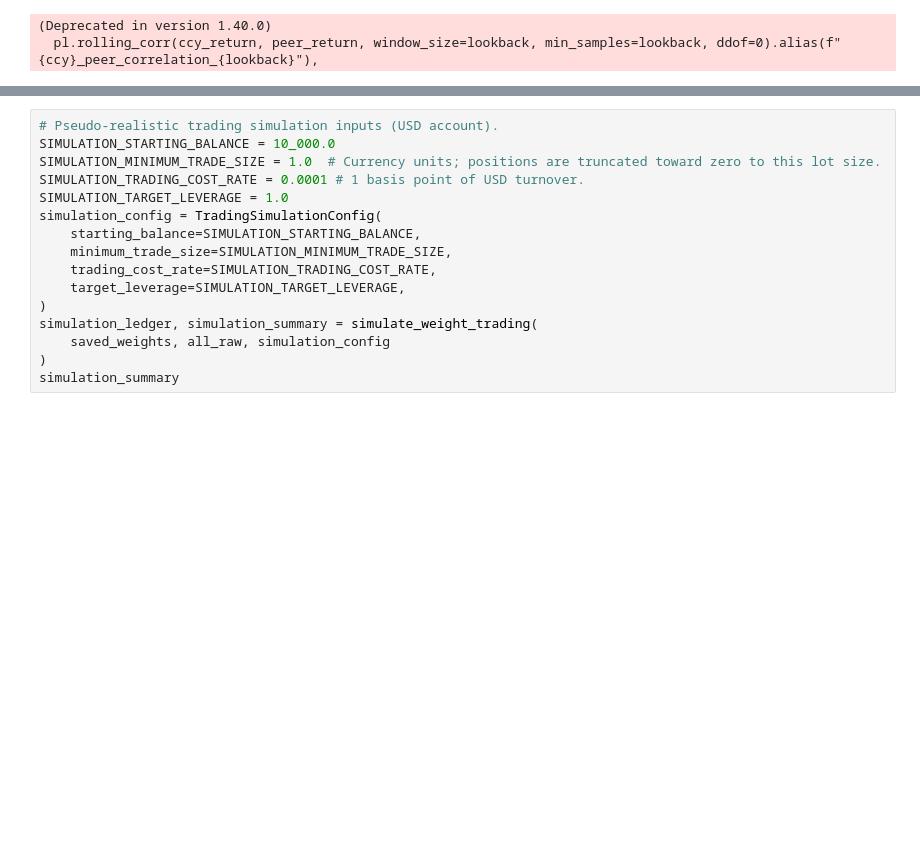
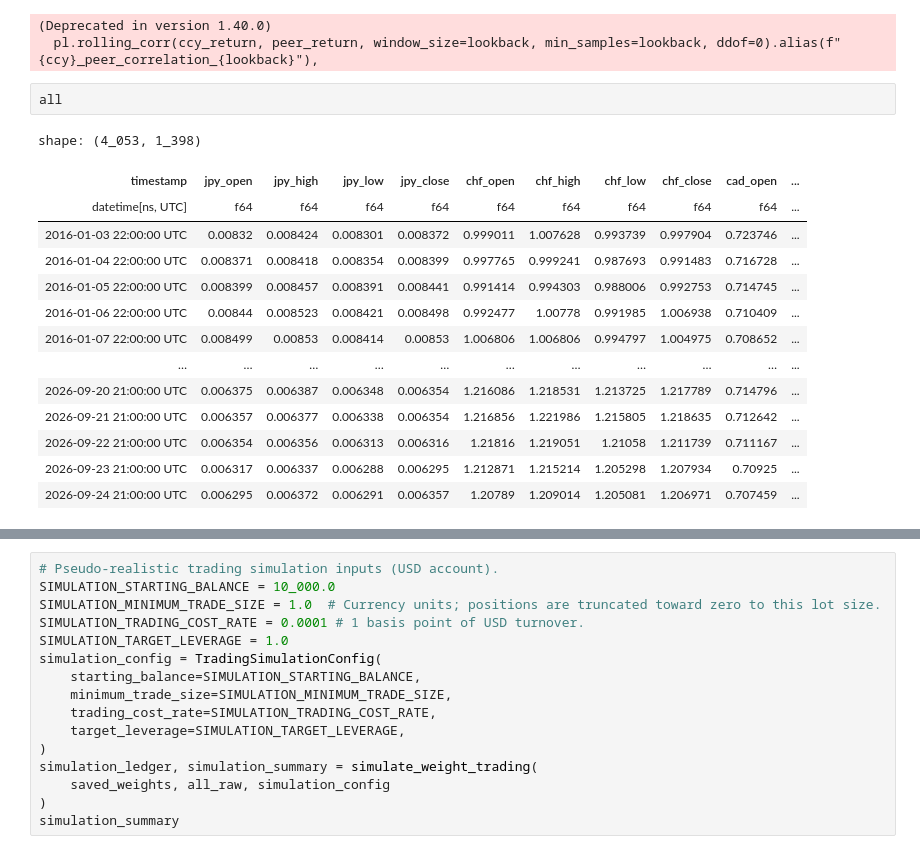
Before and after one commit to RobertHotchkiss/yet_another_machine_learning_repo, a Jupyter notebook: src/notebooks/multi_asset_trading.ipynb, the cells around one changed output, grey strips where cells are left out. Saved outputs shown, nothing was run; the diff lists cells and outputs as text; blank space fills up the shorter version.

```diff
--- a/src/notebooks/multi_asset_trading.ipynb
+++ b/src/notebooks/multi_asset_trading.ipynb
@@ -880,6 +1025,23 @@ all = add_model_features(all_raw, MODEL_LOOKBACKS)
 # %% [output]
 (Deprecated in version 1.40.0)
   pl.rolling_corr(ccy_return, peer_return, window_size=lookback, min_samples=lookback, ddof=0).alias(f"{ccy}_peer_correlation_{lookback}"),
+# %%
+all
+# %% [output]
+shape: (4_053, 1_398)
+| timestamp | jpy_open | jpy_high | jpy_low | jpy_close | chf_open | chf_high | chf_low | chf_close | cad_open | ... |
+| datetime[ns, UTC] | f64 | f64 | f64 | f64 | f64 | f64 | f64 | f64 | f64 | ... |
+| 2016-01-03 22:00:00 UTC | 0.00832 | 0.008424 | 0.008301 | 0.008372 | 0.999011 | 1.007628 | 0.993739 | 0.997904 | 0.723746 | ... |
+| 2016-01-04 22:00:00 UTC | 0.008371 | 0.008418 | 0.008354 | 0.008399 | 0.997765 | 0.999241 | 0.987693 | 0.991483 | 0.716728 | ... |
+| 2016-01-05 22:00:00 UTC | 0.008399 | 0.008457 | 0.008391 | 0.008441 | 0.991414 | 0.994303 | 0.988006 | 0.992753 | 0.714745 | ... |
+| 2016-01-06 22:00:00 UTC | 0.00844 | 0.008523 | 0.008421 | 0.008498 | 0.992477 | 1.00778 | 0.991985 | 1.006938 | 0.710409 | ... |
+| 2016-01-07 22:00:00 UTC | 0.008499 | 0.00853 | 0.008414 | 0.00853 | 1.006806 | 1.006806 | 0.994797 | 1.004975 | 0.708652 | ... |
+| … | … | … | … | … | … | … | … | … | … | ... |
+| 2026-09-20 21:00:00 UTC | 0.006375 | 0.006387 | 0.006348 | 0.006354 | 1.216086 | 1.218531 | 1.213725 | 1.217789 | 0.714796 | ... |
+| 2026-09-21 21:00:00 UTC | 0.006357 | 0.006377 | 0.006338 | 0.006354 | 1.216856 | 1.221986 | 1.215805 | 1.218635 | 0.712642 | ... |
+| 2026-09-22 21:00:00 UTC | 0.006354 | 0.006356 | 0.006313 | 0.006316 | 1.21816 | 1.219051 | 1.21058 | 1.211739 | 0.711167 | ... |
+| 2026-09-23 21:00:00 UTC | 0.006317 | 0.006337 | 0.006288 | 0.006295 | 1.212871 | 1.215214 | 1.205298 | 1.207934 | 0.70925 | ... |
+| 2026-09-24 21:00:00 UTC | 0.006295 | 0.006372 | 0.006291 | 0.006357 | 1.20789 | 1.209014 | 1.205081 | 1.206971 | 0.707459 | ... |
 # %%
 walk_forward_weights = []
 latest_model_bundle = None
```
Also changed, not shown: parts of 11 cells of this notebook, 13 other files.
